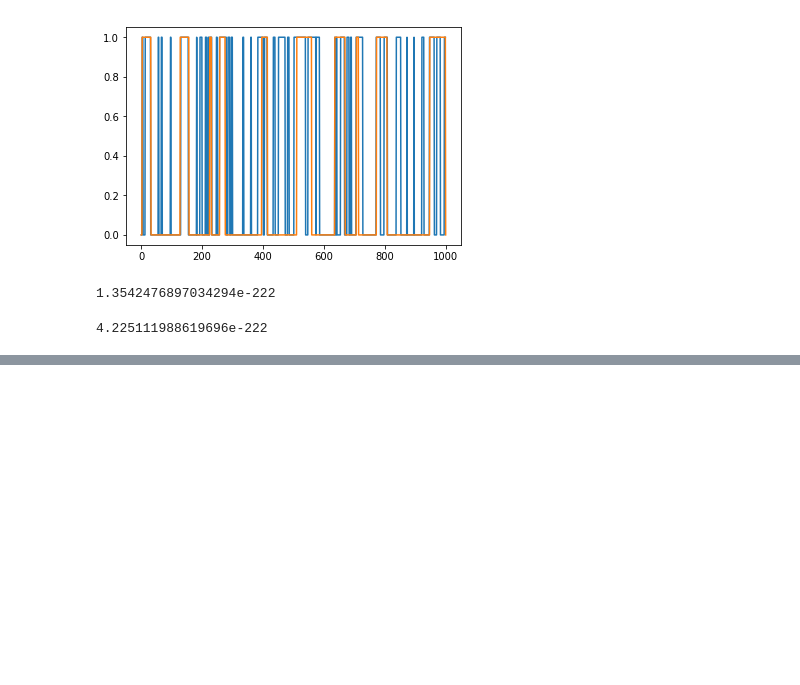
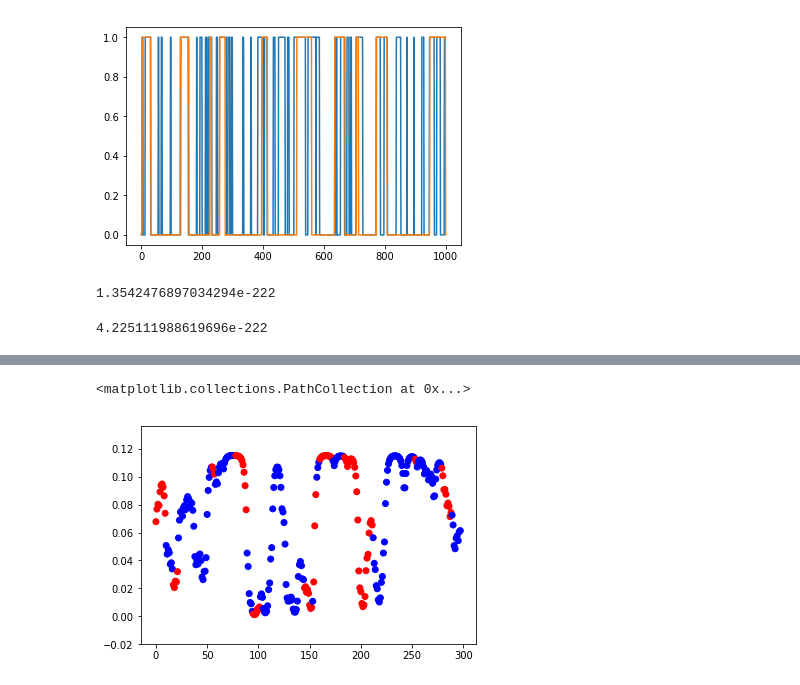
Before and after one commit to evgeniy97/unfarCasino, a Jupyter notebook: KhomutovTask-Copy1.ipynb, the cells around one changed output, grey strips where cells are left out. Saved outputs shown, nothing was run; the diff lists cells and outputs as text; code cells hidden in the pictures; blank space fills up the shorter version.

```diff
--- a/KhomutovTask-Copy1.ipynb
+++ b/KhomutovTask-Copy1.ipynb
@@ -451,3 +456,8 @@ ax.plot(conditionsProbs) # Настроить оси
+# %%
+plt.scatter(range(len(conditionsProbs)),conditionsProbs,color=labelColor)
+# %% [output]
+<matplotlib.collections.PathCollection at 0x...>
+[figure, added]
 # %%
 class BaumWelchTrainig():
     def __init__(self):
```
Also changed, not shown: parts of 2 cells of this notebook.
